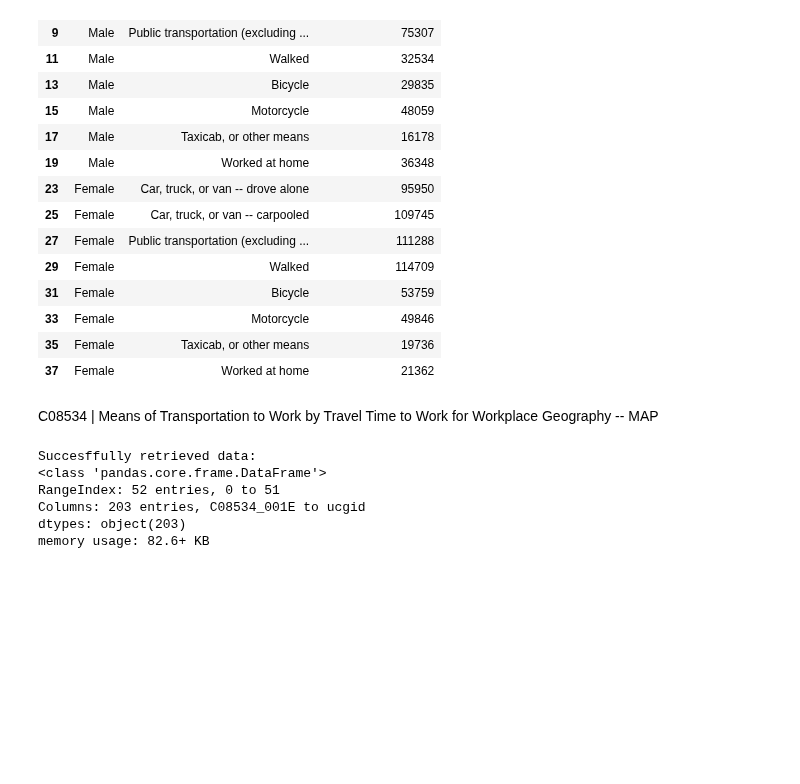
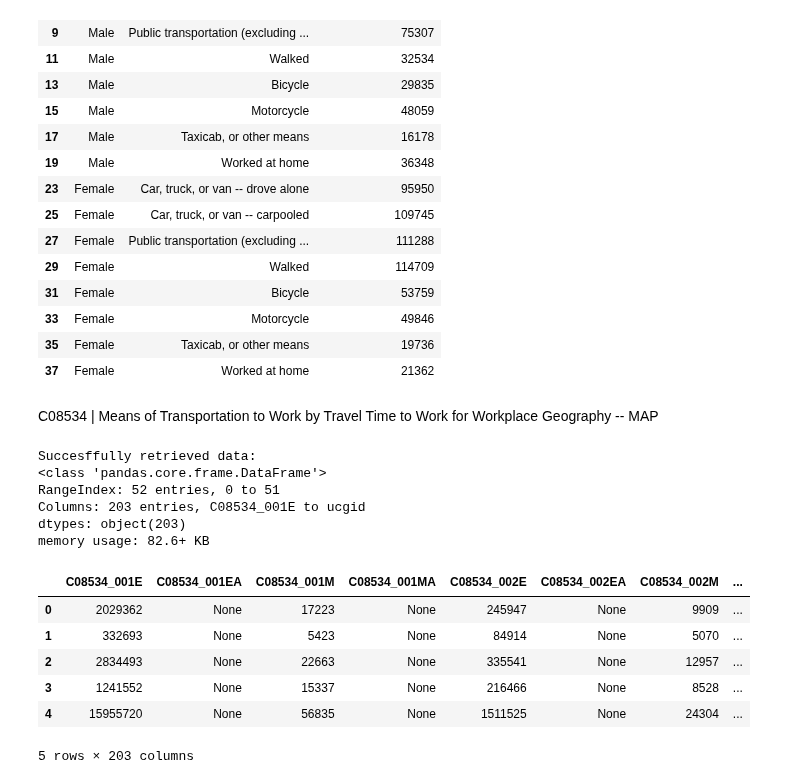
Before and after one commit to angelikabrown/CensusDataEDA, a Jupyter notebook: census_data_cleaning.ipynb, the cells around one changed output. Saved outputs shown, nothing was run; the diff lists cells and outputs as text; code cells hidden in the pictures; blank space fills up the shorter version.

```diff
--- a/census_data_cleaning.ipynb
+++ b/census_data_cleaning.ipynb
@@ -1057,3 +1059,13 @@ RangeIndex: 52 entries, 0 to 51
 Columns: 203 entries, C08534_001E to ucgid
 dtypes: object(203)
 memory usage: 82.6+ KB
+# %%
+df.head()
+# %% [output]
+|  | C08534_001E | C08534_001EA | C08534_001M | C08534_001MA | C08534_002E | C08534_002EA | C08534_002M | ... |
+| 0 | 2029362 | None | 17223 | None | 245947 | None | 9909 | ... |
+| 1 | 332693 | None | 5423 | None | 84914 | None | 5070 | ... |
+| 2 | 2834493 | None | 22663 | None | 335541 | None | 12957 | ... |
+| 3 | 1241552 | None | 15337 | None | 216466 | None | 8528 | ... |
+| 4 | 15955720 | None | 56835 | None | 1511525 | None | 24304 | ... |
+5 rows × 203 columns
```
Also changed, not shown: parts of 2 cells of this notebook.
